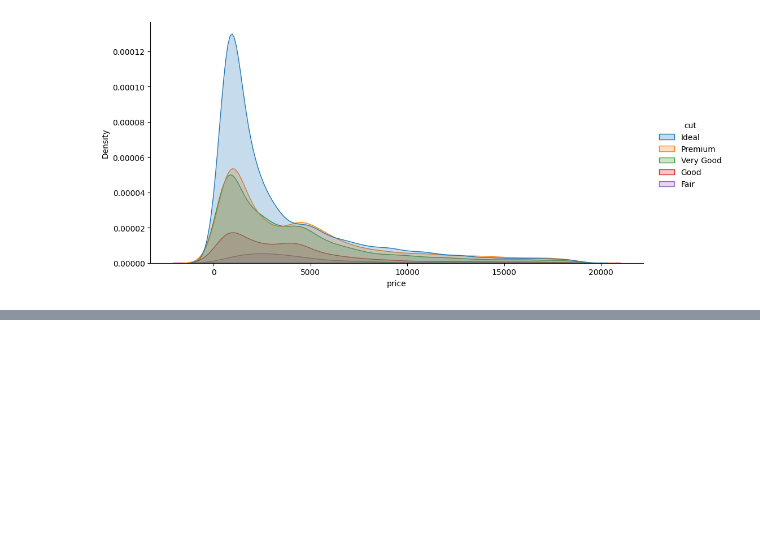
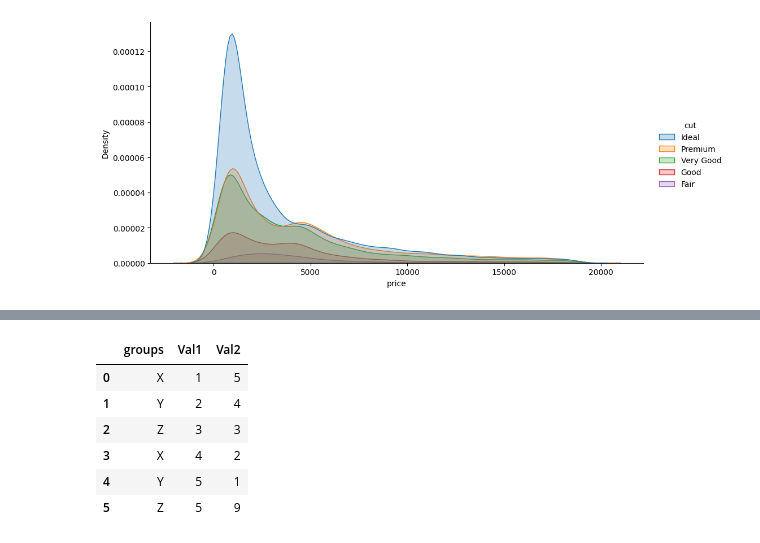
Before and after one commit to Unbeatable2323/Ai-leaning-from-scratch, a Jupyter notebook: newmonthpractice.ipynb, the cells around one changed output, grey strips where cells are left out. Drawn from its saved outputs; the diff is of its cells as text; code cells hidden in the pictures; blank space fills up the shorter version.

```diff
--- a/newmonthpractice.ipynb
+++ b/newmonthpractice.ipynb
@@ -82,0 +104,11 @@ sns.displot(dataset, x='price', hue='cut', kind='kde', fill=True, height=5, aspe
+# %%
+df1=pd.DataFrame({"groups":['X','Y','Z','X','Y','Z'],"Val1":[1,2,3,4,5,5],"Val2":[5,4,3,2,1,9]})
+df1
+# %% [output]
+|  | groups | Val1 | Val2 |
+| 0 | X | 1 | 5 |
+| 1 | Y | 2 | 4 |
+| 2 | Z | 3 | 3 |
+| 3 | X | 4 | 2 |
+| 4 | Y | 5 | 1 |
+| 5 | Z | 5 | 9 |
```
Also changed, not shown: parts of 7 cells of this notebook, 4 other files.
